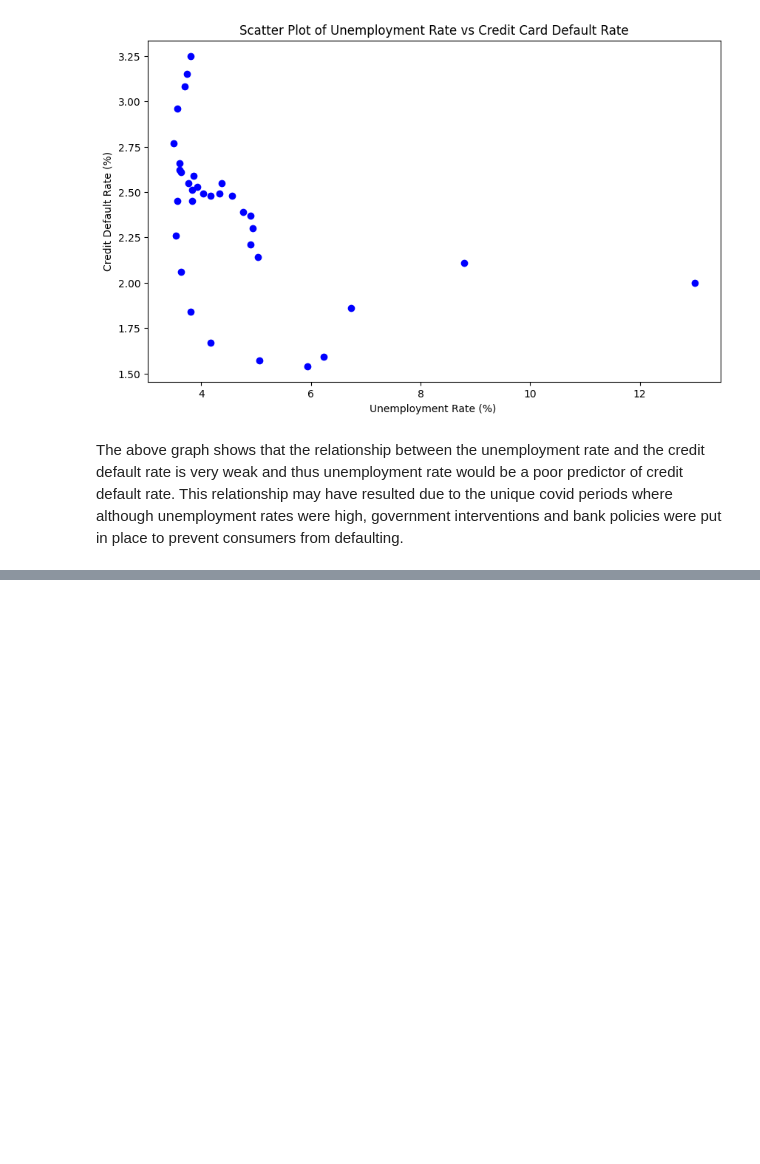
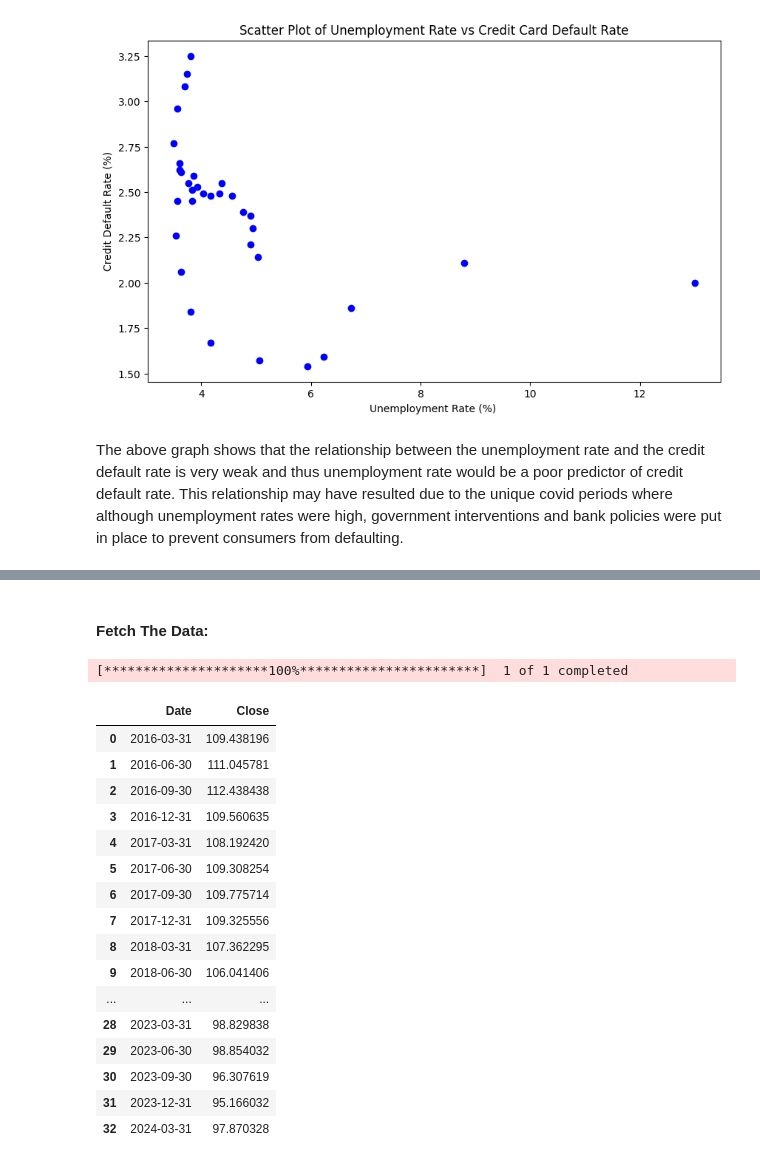
Before and after one commit to dylanvz95/WQU-FD-GWP, a Jupyter notebook: GWP1/DVZ_Step4_and_5.ipynb, the cells around one changed output, grey strips where cells are left out. Drawn from its saved outputs; the diff is of its cells as text; code cells hidden in the pictures; blank space fills up the shorter version.

```diff
--- a/GWP1/DVZ_Step4_and_5.ipynb
+++ b/GWP1/DVZ_Step4_and_5.ipynb
@@ -322,0 +329,33 @@ The above graph shows that the relationship between the unemployment rate and th
+# %% [markdown]
+#### Fetch The Data:
+# %%
+# Define the ticker symbol for US Aggregate Bond Index
+ticker = 'AGG'
+
+# Download historical data
+bond_index_df = pd.DataFrame(yf.download(ticker, start='2016-01-01', end='2024-03-31'))
+
+#resample the data to get quarterly prices
+
+bond_index_df = bond_index_df.resample('Q').mean().reset_index()
+bond_index_df = bond_index_df[['Date', 'Close']]
+bond_index_df
+# %% [output]
+[*********************100%***********************]  1 of 1 completed
+|  | Date | Close |
+| 0 | 2016-03-31 | 109.438196 |
+| 1 | 2016-06-30 | 111.045781 |
+| 2 | 2016-09-30 | 112.438438 |
+| 3 | 2016-12-31 | 109.560635 |
+| 4 | 2017-03-31 | 108.192420 |
+| 5 | 2017-06-30 | 109.308254 |
+| 6 | 2017-09-30 | 109.775714 |
+| 7 | 2017-12-31 | 109.325556 |
+| 8 | 2018-03-31 | 107.362295 |
+| 9 | 2018-06-30 | 106.041406 |
+| ... | ... | ... |
+| 28 | 2023-03-31 | 98.829838 |
+| 29 | 2023-06-30 | 98.854032 |
+| 30 | 2023-09-30 | 96.307619 |
+| 31 | 2023-12-31 | 95.166032 |
+| 32 | 2024-03-31 | 97.870328 |
```
Also changed, not shown: parts of 7 cells of this notebook.
